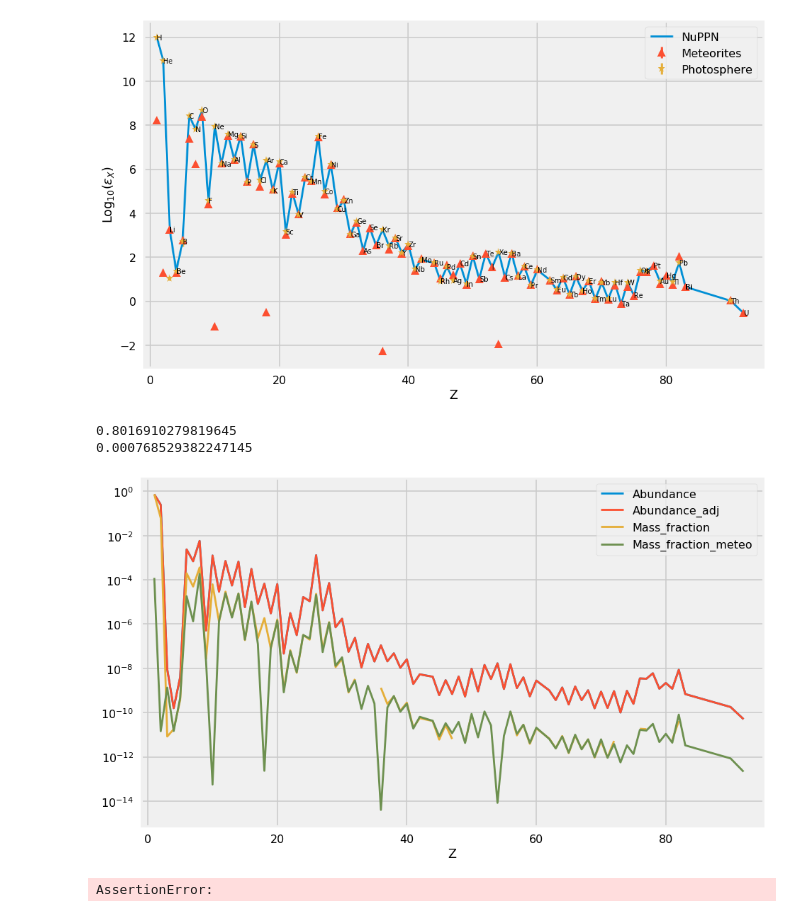
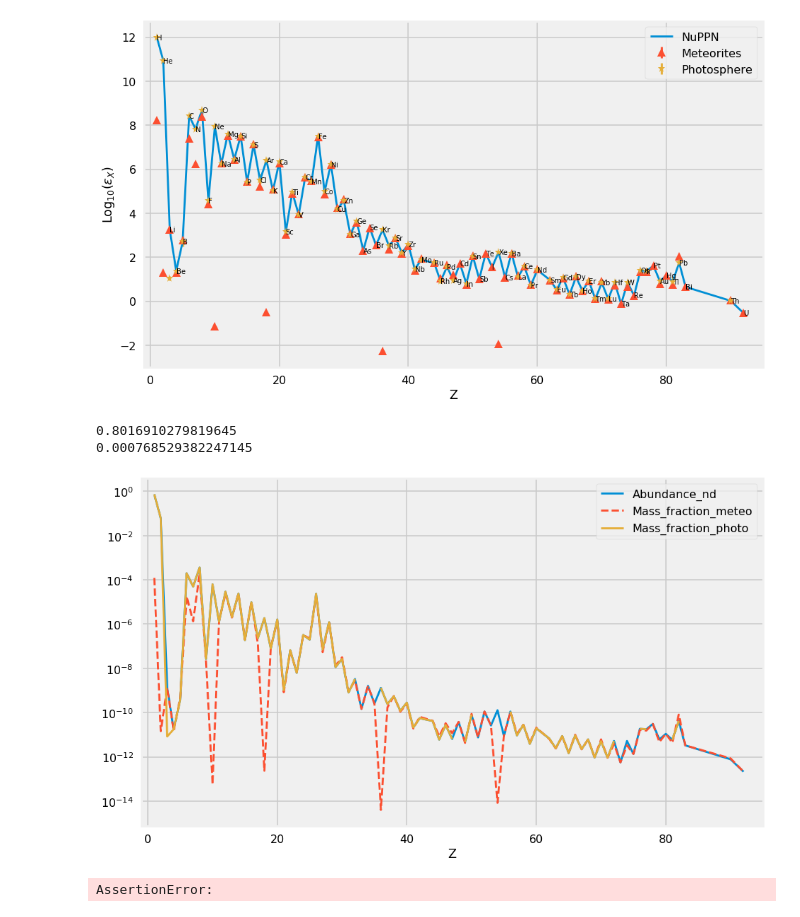
Before and after one commit to Samuel316/StarPlots, a Jupyter notebook: notebooks/excel_to_yml.ipynb, the cells around one changed output. Drawn from its saved outputs; the diff is of its cells as text; code cells hidden in the pictures.

```diff
--- a/notebooks/excel_to_yml.ipynb
+++ b/notebooks/excel_to_yml.ipynb
@@ -83,28 +83,31 @@ ax.set_ylabel('Log$_{10}$($\epsilon_X$)');
 # %% [output]
 [figure]
 # %%
-df['Mass_fraction'] = 10**(df.Photosphere - 12) * present_day['X']
+df['Mass_fraction_photo'] = 10**(df.Photosphere - 12) * present_day['X']
 df['Mass_fraction_meteo'] = 10**(df.Meteorites - 12) * present_day['X']
 
 fig = plt.figure(figsize=(14,9))
 ax = fig.add_subplot(1,1,1)
 
-nuppn_df.plot(x='Z', y='Abundance',ax=ax, logy=True)
-nuppn_df.plot(x='Z', y='Abundance_adj',ax=ax, logy=True);
+# nuppn_df.plot(x='Z', y='Abundance',ax=ax, logy=True)
+# nuppn_df.plot(x='Z', y='Abundance',ax=ax, logy=True);
 
-df.plot(x='Z', y='Mass_fraction', logy=True, ax=ax)
-df.plot(x='Z', y='Mass_fraction_meteo', logy=True, ax=ax)
+nuppn_nd_df.plot(x='Z', y='Abundance_nd',ax=ax, logy=True);
+
+df.plot(x='Z', y='Mass_fraction_meteo', linestyle="--", logy=True, ax=ax, )
+df.plot(x='Z', y='Mass_fraction_photo', logy=True, ax=ax)
+
 
 print(df.Mass_fraction.sum())
 print(df.Mass_fraction[(df.Element != 'H') & (df.Element != 'He')].sum())
 
 ax.set_xlim(-1,95)
 ax.legend(loc=1)
 ax.set_xlabel('Z');
 # %% [output]
 0.8016910279819645
 0.000768529382247145
-[figure, old version]
+[figure, new version]
 # %%
 path = Path("../Data/Asplund.yml")
 assert not path.is_file()
```
Also changed, not shown: parts of 4 cells of this notebook, 3 other files.
